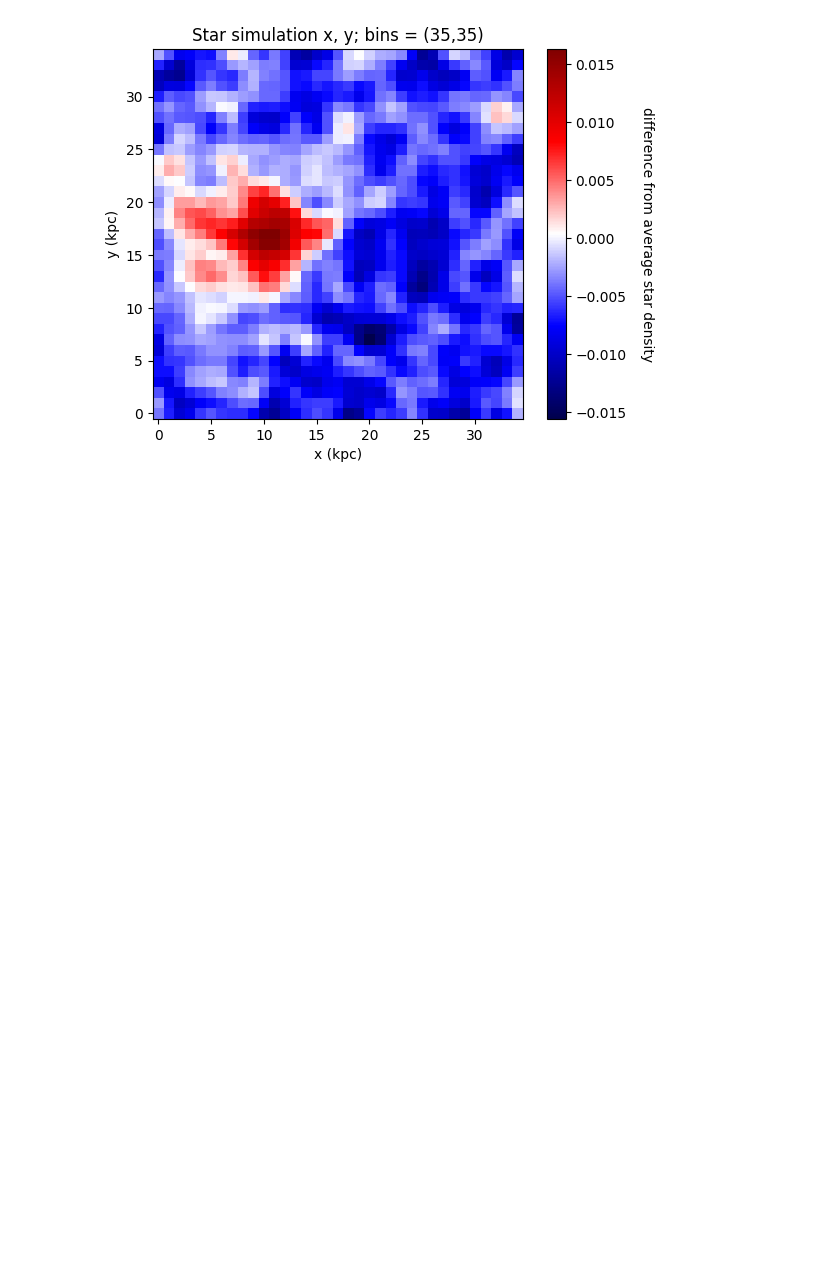
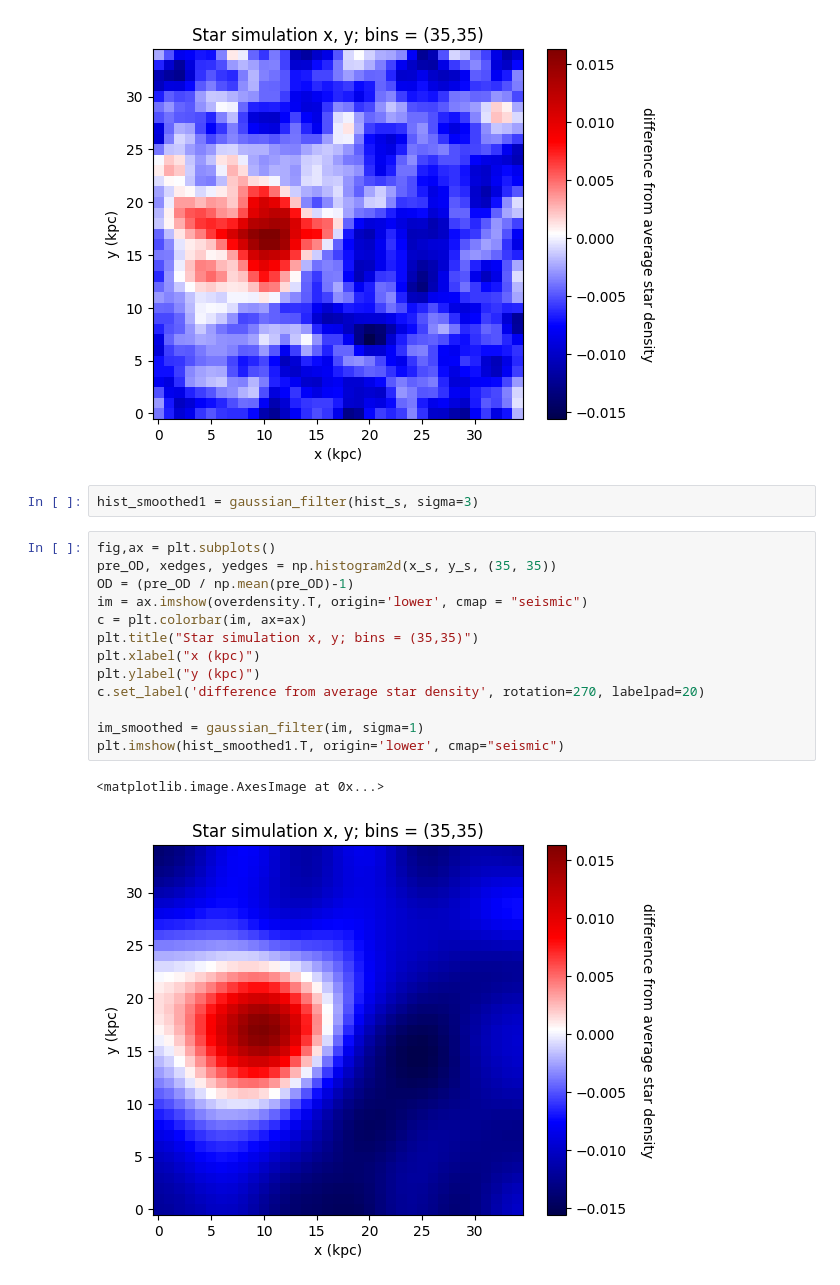
Before and after one commit to TheArchAstronomer/My_thesis, a Jupyter notebook: CDM_sim_viz.ipynb, the cells around one changed output. Cells and saved outputs as stored; diff of their text form; blank space fills up the shorter version.

```diff
--- a/CDM_sim_viz.ipynb
+++ b/CDM_sim_viz.ipynb
@@ -91,3 +91,21 @@ plt.imshow(hist_smoothed.T, origin='lower', cmap="seismic")
 # %% [output]
 <matplotlib.image.AxesImage at 0x...>
 [figure]
+# %%
+hist_smoothed1 = gaussian_filter(hist_s, sigma=3)
+# %%
+fig,ax = plt.subplots()
+pre_OD, xedges, yedges = np.histogram2d(x_s, y_s, (35, 35))
+OD = (pre_OD / np.mean(pre_OD)-1)
+im = ax.imshow(overdensity.T, origin='lower', cmap = "seismic")
+c = plt.colorbar(im, ax=ax)
+plt.title("Star simulation x, y; bins = (35,35)")
+plt.xlabel("x (kpc)")
+plt.ylabel("y (kpc)")
+c.set_label('difference from average star density', rotation=270, labelpad=20)
+
+im_smoothed = gaussian_filter(im, sigma=1)
+plt.imshow(hist_smoothed1.T, origin='lower', cmap="seismic")
+# %% [output]
+<matplotlib.image.AxesImage at 0x...>
+[figure, added]
```
